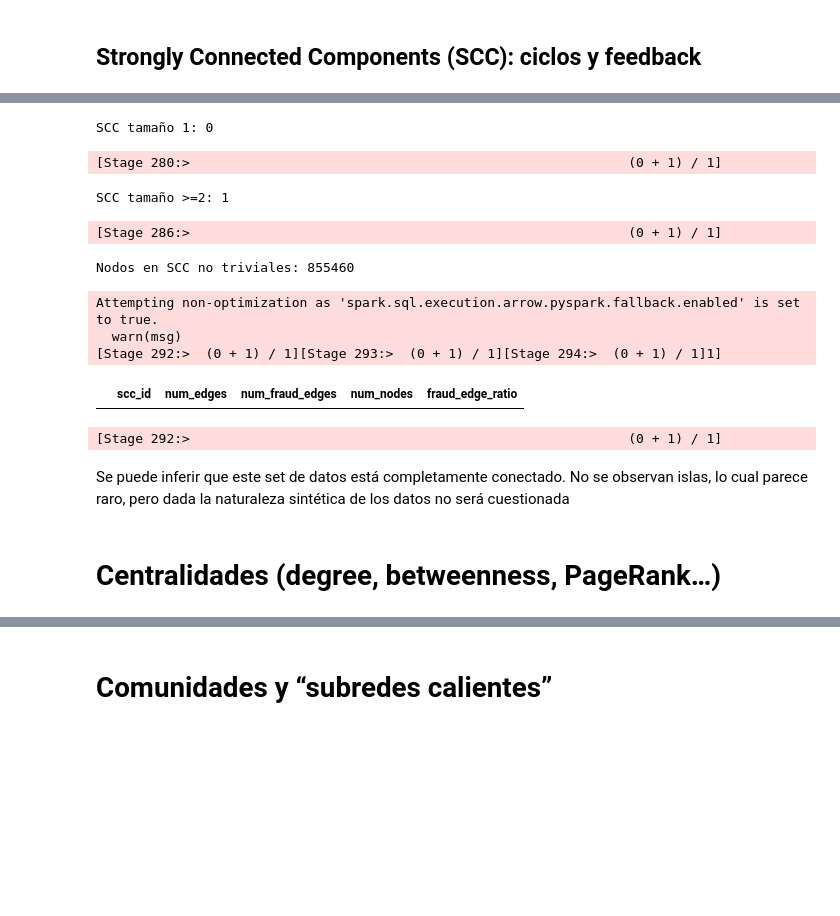
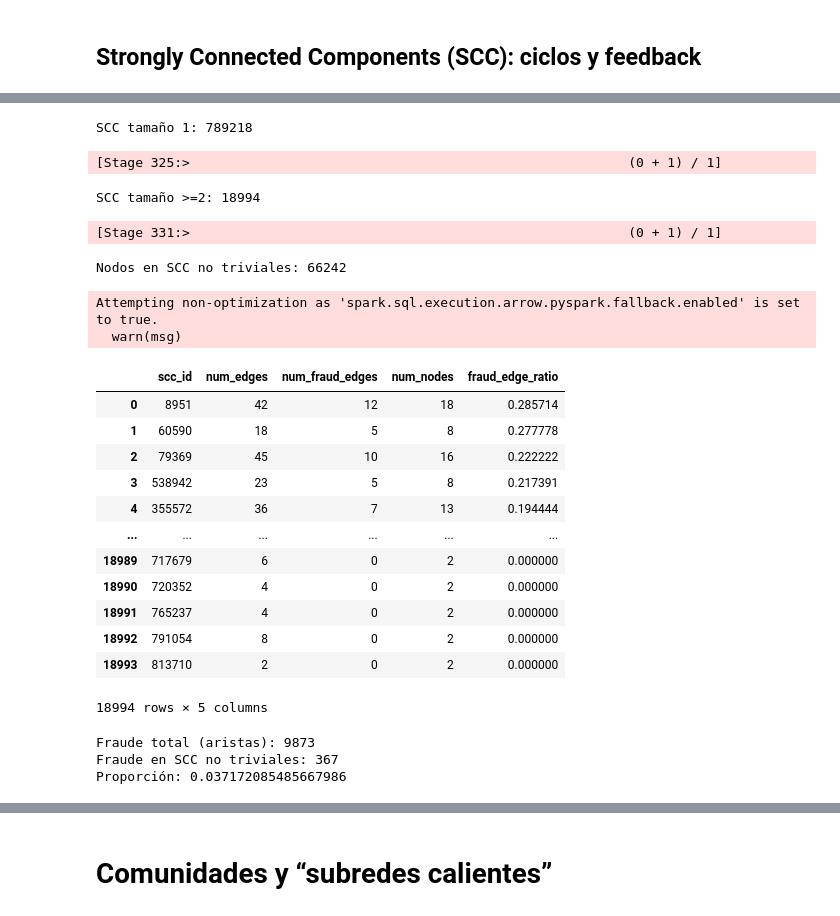
Before and after one commit to IngElecPuc/KaggleChallenges, a Jupyter notebook: Anti Money Laundering Transaction Data/EDA Topológico.ipynb, the cells around one changed output, grey strips where cells are left out. Saved outputs shown, nothing was run; the diff lists cells and outputs as text; code cells hidden in the pictures; blank space fills up the shorter version.

```diff
--- a/Anti Money Laundering Transaction Data/EDA Topológico.ipynb
+++ b/Anti Money Laundering Transaction Data/EDA Topológico.ipynb
@@ -911,8 +1074,8 @@ df_scc = (
         "query",
         """
         MATCH (a:Account)
-        RETURN a.account_id AS account_id,
-               a.scc_id     AS scc_id
+        RETURN a.account_number AS account_number,
+               a.scc_id         AS scc_id
         """
     )
     .load()
@@ -923,9 +1086,7 @@ df_scc_sizes = (
     .agg(F.count("*").alias("num_nodes"))
     .orderBy(F.desc("num_nodes"))
 )
-
 print(df_scc_sizes.toPandas())
-
 n_scc = df_scc_sizes.count()
 print("N° de SCC:", n_scc)
 # %% [output]
@@ -944,49 +1117,78 @@ df_scc_big = df_scc_sizes.filter(F.col("num_nodes") >= 2)
 print("SCC tamaño 1:", df_scc_size1.count())
 print("SCC tamaño >=2:", df_scc_big.count())
 # %% [output]
-SCC tamaño 1: 0
+SCC tamaño 1: 789218
-[Stage 280:>                                                        (0 + 1) / 1]
+[Stage 325:>                                                        (0 + 1) / 1]
-SCC tamaño >=2: 1
+SCC tamaño >=2: 18994
 # %%
 nodes_in_nontrivial_scc = df_scc_big.agg(F.sum("num_nodes")).first()[0]
 print("Nodos en SCC no triviales:", nodes_in_nontrivial_scc)
 # %% [output]
-[Stage 286:>                                                        (0 + 1) / 1]
+[Stage 331:>                                                        (0 + 1) / 1]
-Nodos en SCC no triviales: 855460
+Nodos en SCC no triviales: 66242
 # %%
 #SSC + fraude
 edges_with_scc = (
     edges_df.alias("e")
-    .join(df_scc.alias("s"), F.col("e.src") == F.col("s.account_id"))
+    .join(df_scc.alias("s"), F.col("e.src") == F.col("s.account_number"))
     .withColumnRenamed("scc_id", "scc_src")
-    .join(df_scc.alias("t"), F.col("e.dst") == F.col("t.account_id"))
+    .join(df_scc.alias("t"), F.col("e.dst") == F.col("t.account_number"))
     .withColumnRenamed("scc_id", "scc_dst")
 )
 
 # Nos interesan aristas dentro de la misma SCC (ciclos internos)
 edges_in_scc = edges_with_scc.filter(F.col("scc_src") == F.col("scc_dst"))
 
 scc_fraud_summary = (
     edges_in_scc
     .groupBy("scc_src")
     .agg(
         F.count("*").alias("num_edges"),
         F.sum(F.col("is_laundering").cast("int")).alias("num_fraud_edges")
     )
     .withColumnRenamed("scc_src", "scc_id")
     .join(df_scc_big, "scc_id", "inner")  # solo SCC >=2 nodos
     .withColumn("fraud_edge_ratio", F.col("num_fraud_edges") / F.col("num_edges"))
     .orderBy(F.desc("fraud_edge_ratio"))
 )
 
 scc_fraud_summary.toPandas()
 # %% [output]
 Attempting non-optimization as 'spark.sql.execution.arrow.pyspark.fallback.enabled' is set to true.
   warn(msg)
-[Stage 292:>  (0 + 1) / 1][Stage 293:>  (0 + 1) / 1][Stage 294:>  (0 + 1) / 1]1]
 |  | scc_id | num_edges | num_fraud_edges | num_nodes | fraud_edge_ratio |
+| 0 | 8951 | 42 | 12 | 18 | 0.285714 |
+| 1 | 60590 | 18 | 5 | 8 | 0.277778 |
+| 2 | 79369 | 45 | 10 | 16 | 0.222222 |
+| 3 | 538942 | 23 | 5 | 8 | 0.217391 |
+| 4 | 355572 | 36 | 7 | 13 | 0.194444 |
+| ... | ... | ... | ... | ... | ... |
+| 18989 | 717679 | 6 | 0 | 2 | 0.000000 |
+| 18990 | 720352 | 4 | 0 | 2 | 0.000000 |
+| 18991 | 765237 | 4 | 0 | 2 | 0.000000 |
+| 18992 | 791054 | 8 | 0 | 2 | 0.000000 |
+| 18993 | 813710 | 2 | 0 | 2 | 0.000000 |
-[Stage 292:>                                                        (0 + 1) / 1]
+18994 rows × 5 columns
-# %% [markdown]
-Se puede inferir que este set de datos está completamente conectado. No se observan islas, lo cual parece raro, pero dada la naturaleza sintética de los datos no será cuestionada
-# %% [markdown]
-# Centralidades (degree, betweenness, PageRank…)
+# %%
+# Fraude total (de nuevo, desde edges_df)
+total_fraud_edges_global = (
+    edges_df
+    .filter(F.col("is_laundering") == 1)
+    .count()
+)
+
+fraud_edges_in_nontrivial_scc = (
+    scc_fraud_summary
+    .agg(F.sum("num_fraud_edges").alias("fraud_edges_in_scc"))
+    .first()["fraud_edges_in_scc"]
+)
+
+print("Fraude total (aristas):", total_fraud_edges_global)
+print("Fraude en SCC no triviales:", fraud_edges_in_nontrivial_scc)
+if total_fraud_edges_global > 0:
+    print("Proporción:",
+          fraud_edges_in_nontrivial_scc / total_fraud_edges_global)
+# %% [output]
+Fraude total (aristas): 9873
+Fraude en SCC no triviales: 367
+Proporción: 0.037172085485667986
```
Also changed, not shown: parts of 28 cells of this notebook.
